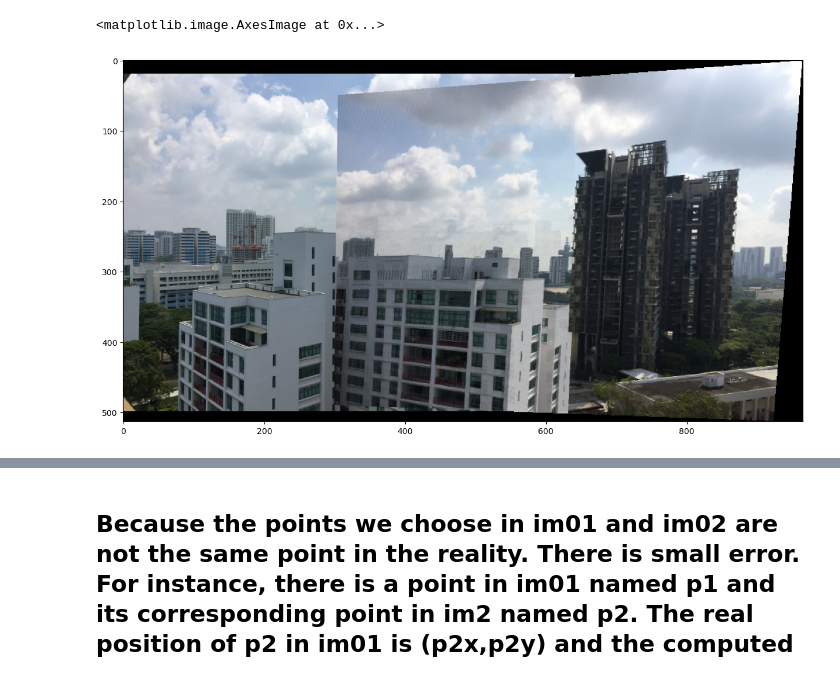
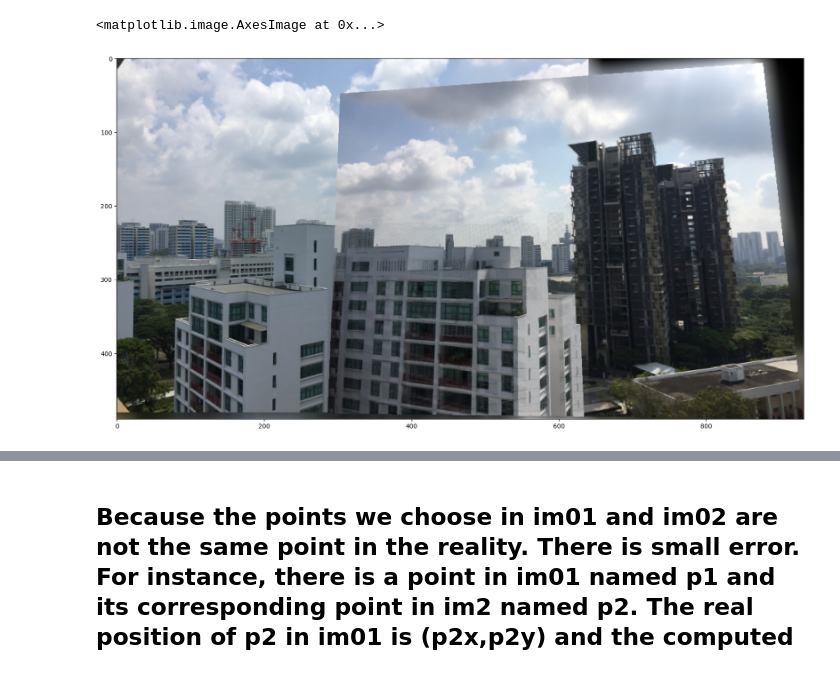
Before and after one commit to frankRenlf/ee5731_visualcomputing, a Jupyter notebook: ca1/part3.ipynb, the cells around one changed output, grey strips where cells are left out. Saved outputs shown, nothing was run; the diff lists cells and outputs as text; code cells hidden in the pictures.

```diff
--- a/ca1/part3.ipynb
+++ b/ca1/part3.ipynb
@@ -123,8 +116,8 @@ def size_shape(h1, H):
 # %%
 # import the image
-im1 = cv2.imread('./img/im01.jpg', cv2.IMREAD_COLOR)
-im2 = cv2.imread('./img/im02.jpg', cv2.IMREAD_COLOR)
-im1 = cv2.cvtColor(im1, cv2.COLOR_BGR2RGB)
-im2 = cv2.cvtColor(im2, cv2.COLOR_BGR2RGB)
+img1 = cv2.imread('./img/im01.jpg', cv2.IMREAD_COLOR)
+img2 = cv2.imread('./img/im02.jpg', cv2.IMREAD_COLOR)
+img1 = cv2.cvtColor(img1, cv2.COLOR_BGR2RGB)
+img2 = cv2.cvtColor(img2, cv2.COLOR_BGR2RGB)
 # %%
 # build a canvas
@@ -157,9 +155,4 @@ def get_canvas(im1, im2, Hi):
 # %%
-# im2 to im1
-Hi = np.linalg.inv(H)
-
-# get canvas and axis compensation
-canvas, compensation = get_canvas(im1, im2, Hi)
-
-print(compensation)
-plt.imshow(canvas)
+H = homography(nodes)
+H_i = np.linalg.inv(H)
+cas, compensation = build_canvas(img1, img2, H_i)
@@ -225,9 +212,8 @@ def interpolation(image, size):
 # %%
-# transfer im2 to im1 plane
-Tim = trans_im22im1(canvas, im2, Hi, compensation)
-# show the stitched image
-plt.figure(figsize=(15, 15))
-plt.imshow(Tim)
+tr = trans_im22im1(compensation, H_i, cas, img2)
+tr_inter = interpolation(tr, 19)
+plt.figure(figsize=(20, 20))
+plt.imshow(tr_inter)
 # %% [output]
 <matplotlib.image.AxesImage at 0x...>
-[figure, old version]
+[figure, new version]
```
Also changed, not shown: parts of 7 cells of this notebook, 2 other files.
